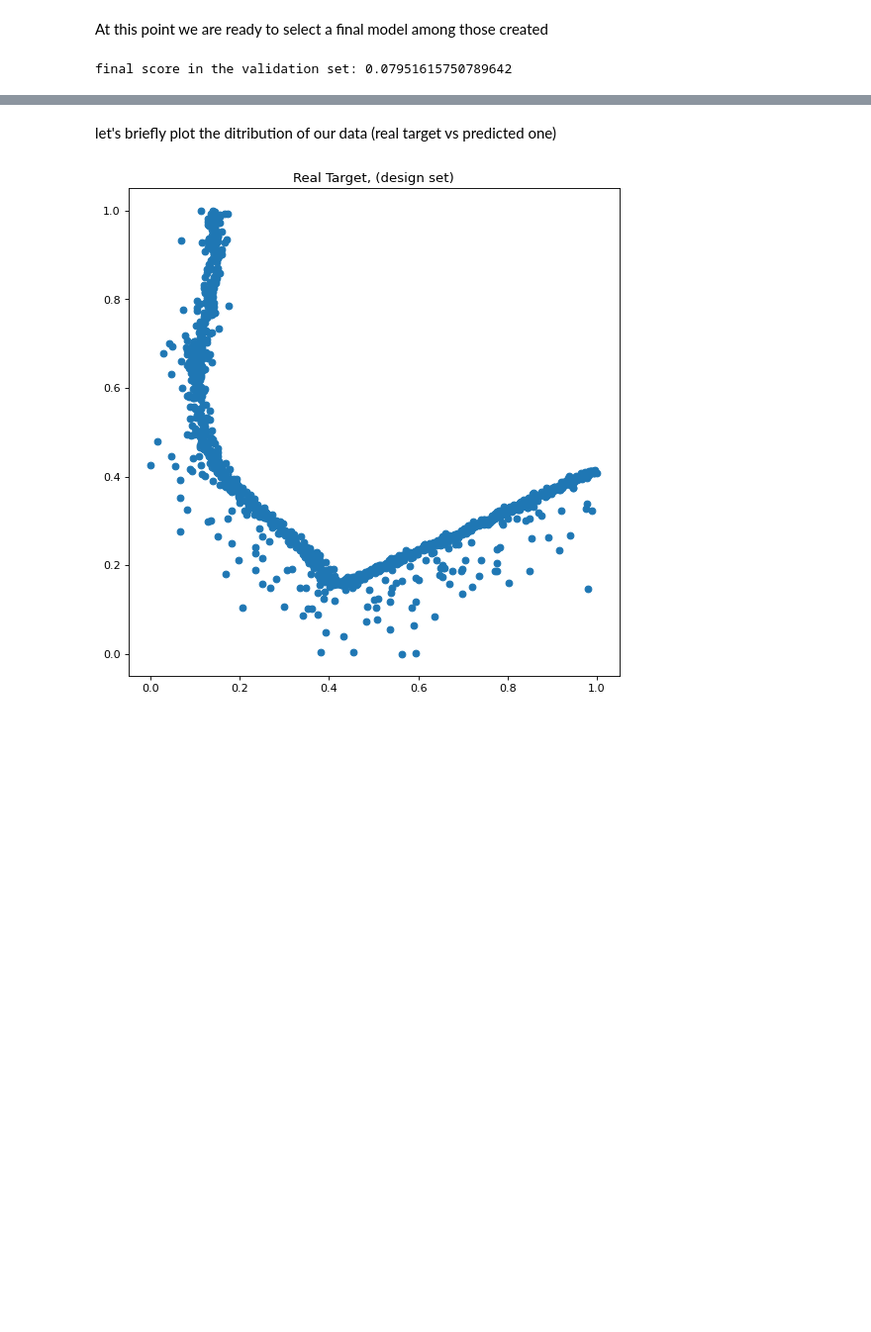
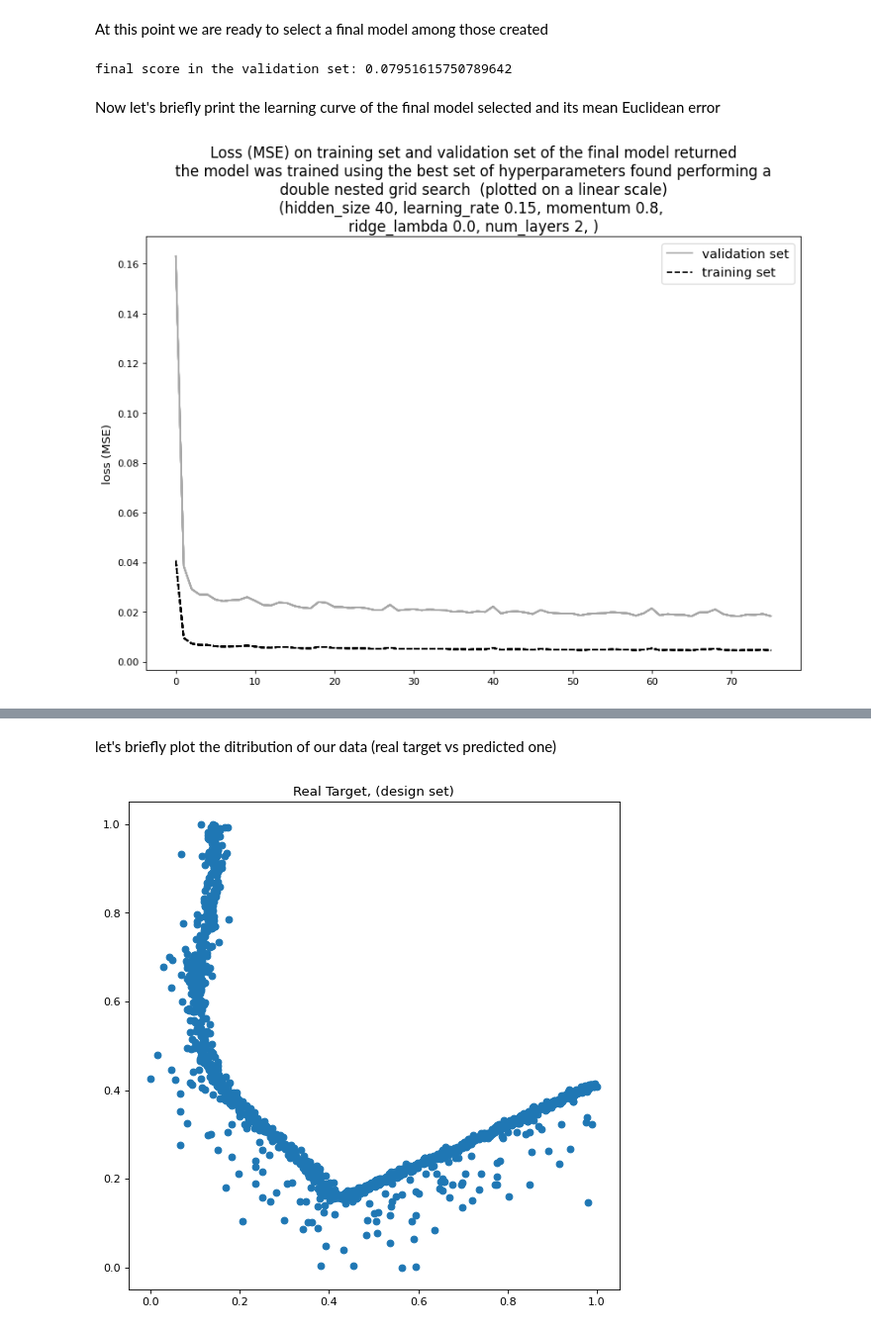
Before and after one commit to CarloTosoni99/ML_prj, a Jupyter notebook: ml_cup22_pyTorch_GS.ipynb, the cells around one changed output, grey strips where cells are left out. Shown at 99% size. Saved outputs shown, nothing was run; the diff lists cells and outputs as text; code cells hidden in the pictures; blank space fills up the shorter version.

Commit message:
added missing features PyTorch grid search

```diff
--- a/ml_cup22_pyTorch_GS.ipynb
+++ b/ml_cup22_pyTorch_GS.ipynb
@@ -965,9 +1066,10 @@ def avg_model(models, histories, metric):
     avg_score = list_scores[rank - 1][0]
 
     avg_model = models[index]
+    avg_history = histories[index]
 
     print("final score in the validation set:", avg_score)
-    return avg_model
+    return avg_model, avg_history
 
 
 # return the model with the highest score in the validation set (used only for monk)
@@ -987,7 +1089,7 @@ def best_model(models, histories, metric):
 
 
     print("final score in the validation set:", max_score)
-    return final_model
+    return final_model, None
 
 
 # select a model based on the criterion
@@ -1062,11 +1164,17 @@ local_path_plot_loss = [
     "./plots/ml_cup/nn_GridSearch/ms_loss_single_layer_log.png"
 ]
 
-# local path to save the distributions of the predicted/real targets
+# local paths to save the distributions of the predicted/real targets
 local_path_distr_target = [
     "./plots/ml_cup/nn_GridSearch/real_target.png",
     "./plots/ml_cup/nn_GridSearch/predicted_target.png",
     "./plots/ml_cup/nn_GridSearch/predicted_vs_real_target.png"
+]
+
+# local paths to save loss and mean Euclidean error curves of the final model
+local_path_final_model_curves = [
+    "./plots/ml_cup/nn_GridSearch/final_model_learning_curve.png",
+    "./plots/ml_cup/nn_GridSearch/final_model_mean_euclidean_error.png"
 ]
 
 # local path to save the Euclidean distance of the models
@@ -1207,7 +1315,7 @@ At this point we are ready to select a final model among those created
 # select a model
 criterion = "average"
 metric = "val_mean_euclidean_distance"
-final_model_ml_cup = select_model(models, histories, metric, criterion)
+final_model_ml_cup, history = select_model(models, histories, metric, criterion)
 
 # create a dataloader for the design set
 dataloader_design = define_design_dataloader(design_set_cup)
@@ -1219,3 +1327,10 @@ save_model(final_model_ml_cup, local_path_final_model)
 pred_target = predict_target_design(final_model_ml_cup, dataloader_design)
 # %% [output]
 final score in the validation set: 0.07951615750789642
+# %% [markdown]
+Now let's briefly print the learning curve of the final model selected and its mean Euclidean error
+# %%
+# history of the loss of the final model
+plot_loss_final(history, best_comb, local_path_final_model_curves[0])
+# %% [output]
+[figure, added]
```
Also changed, not shown: parts of 13 cells of this notebook, 27 other files.
